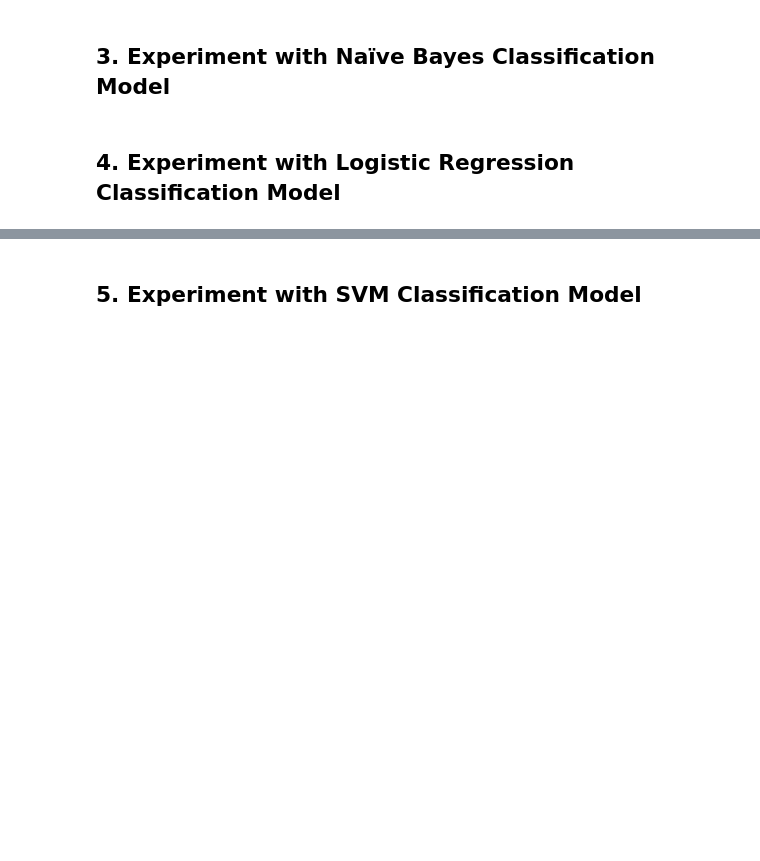
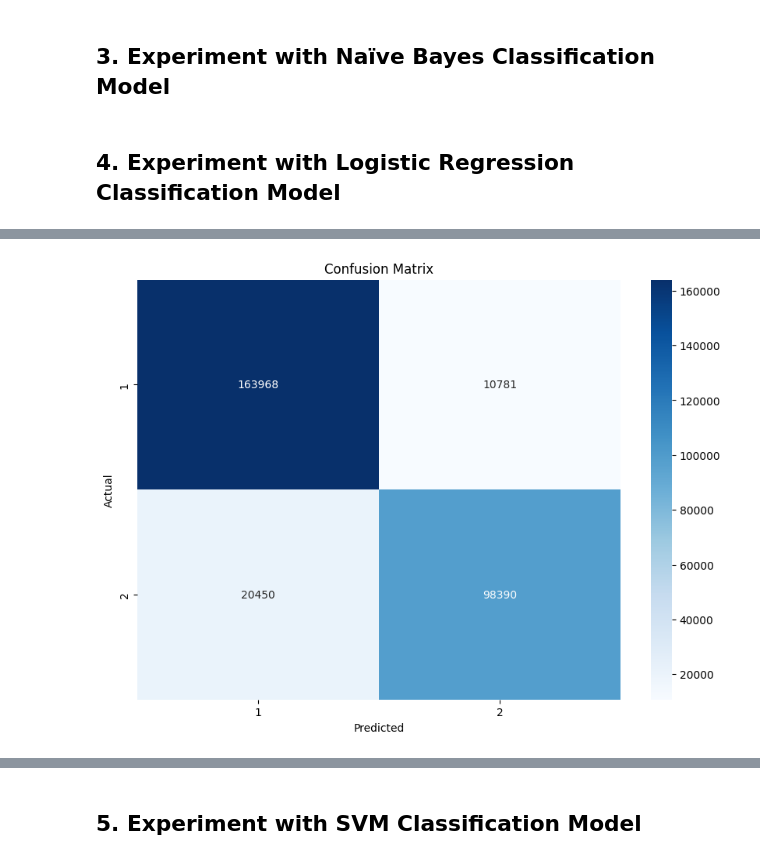
Before and after one commit to dimslalom/pap-gpa-group3, a Jupyter notebook: classification.ipynb, the cells around one changed output, grey strips where cells are left out. Cells and saved outputs as stored; diff of their text form; code cells hidden in the pictures; blank space fills up the shorter version.

```diff
--- a/classification.ipynb
+++ b/classification.ipynb
@@ -135,0 +309,99 @@ Name: proportion, dtype: float64
+# %%
+from sklearn.linear_model import LogisticRegression
+from sklearn.metrics import accuracy_score, precision_score, recall_score, f1_score, roc_auc_score, classification_report
+from sklearn.model_selection import cross_val_predict, StratifiedKFold
+from sklearn.impute import SimpleImputer
+from sklearn.pipeline import Pipeline
+import numpy as np
+import matplotlib.pyplot as plt
+import seaborn as sns
+from sklearn.metrics import confusion_matrix, roc_curve, auc
+
+# Assuming X_train_scaled, y_train, X_test_scaled, y_test are already defined
+
+# 1. Setup and Cross-Validation
+log_reg = Pipeline([
+    ('imputer', SimpleImputer(strategy='mean')),
+    ('classifier', LogisticRegression(max_iter=1000, random_state=42))
+])
+
+# 2. Evaluation Metrics Calculation
+accuracy_scores = []
+precision_scores = []
+recall_scores = []
+f1_scores = []
+roc_auc_scores = []
+
+cv = StratifiedKFold(n_splits=5, shuffle=True, random_state=42)
+
+for train_index, val_index in cv.split(X_train_scaled, y_train):
+    X_train_fold, X_val_fold = X_train_scaled[train_index], X_train_scaled[val_index]
+    y_train_fold, y_val_fold = y_train.iloc[train_index], y_train.iloc[val_index]
+
+    log_reg.fit(X_train_fold, y_train_fold)
+    y_val_pred = log_reg.predict(X_val_fold)
+    y_val_prob = log_reg.predict_proba(X_val_fold)[:, 1]
+
+    accuracy_scores.append(accuracy_score(y_val_fold, y_val_pred))
+    precision_scores.append(precision_score(y_val_fold, y_val_pred, average='weighted'))
+    recall_scores.append(recall_score(y_val_fold, y_val_pred, average='weighted'))
+    f1_scores.append(f1_score(y_val_fold, y_val_pred, average='weighted'))
+    roc_auc_scores.append(roc_auc_score(y_val_fold, y_val_prob, multi_class='ovr'))
+
+# 3. Performance Analysis
+print("Cross-Validation Performance Metrics:")
+print(f"Accuracy: {np.mean(accuracy_scores):.4f} ± {np.std(accuracy_scores):.4f}")
+print(f"Precision: {np.mean(precision_scores):.4f} ± {np.std(precision_scores):.4f}")
+print(f"Recall: {np.mean(recall_scores):.4f} ± {np.std(recall_scores):.4f}")
+print(f"F1-Score: {np.mean(f1_scores):.4f} ± {np.std(f1_scores):.4f}")
+print(f"AUC ROC: {np.mean(roc_auc_scores):.4f} ± {np.std(roc_auc_scores):.4f}")
+
+# 4. Best Model Selection
+# Refit the model on the entire training set
+log_reg.fit(X_train_scaled, y_train)
+
+# 5. Final Test Evaluation
+y_test_pred = log_reg.predict(X_test_scaled)
+y_test_prob = log_reg.predict_proba(X_test_scaled)[:, 1]
+
+final_accuracy = accuracy_score(y_test, y_test_pred)
+final_precision = precision_score(y_test, y_test_pred, average='weighted')
+final_recall = recall_score(y_test, y_test_pred, average='weighted')
+final_f1 = f1_score(y_test, y_test_pred, average='weighted')
+final_roc_auc = roc_auc_score(y_test, y_test_prob, multi_class='ovr')
+
+print("\nFinal Test Performance Metrics:")
+print(f"Accuracy: {final_accuracy:.4f}")
+print(f"Precision: {final_precision:.4f}")
+print(f"Recall: {final_recall:.4f}")
+print(f"F1-Score: {final_f1:.4f}")
+print(f"AUC ROC: {final_roc_auc:.4f}")
+
+# 6. Classification Report
+print("\nClassification Report:")
+print(classification_report(y_test, y_test_pred))
+
+# 7. Confusion Matrix
+conf_matrix = confusion_matrix(y_test, y_test_pred)
+plt.figure(figsize=(10, 7))
+sns.heatmap(conf_matrix, annot=True, fmt='d', cmap='Blues', xticklabels=np.unique(y_test), yticklabels=np.unique(y_test))
+plt.xlabel('Predicted')
+plt.ylabel('Actual')
+plt.title('Confusion Matrix')
+plt.show()
+
+# 8. ROC Curve
+fpr, tpr, _ = roc_curve(y_test, y_test_prob, pos_label=2)
+roc_auc = auc(fpr, tpr)
+
+plt.figure(figsize=(10, 7))
+plt.plot(fpr, tpr, color='blue', lw=2, label=f'ROC curve (area = {roc_auc:.2f})')
+plt.plot([0, 1], [0, 1], color='gray', lw=2, linestyle='--')
+plt.xlim([0.0, 1.0])
+plt.ylim([0.0, 1.05])
+plt.xlabel('False Positive Rate')
+plt.ylabel('True Positive Rate')
+plt.title('Receiver Operating Characteristic (ROC) Curve')
+plt.legend(loc="lower right")
+plt.show()
+# %% [output]
@@ -135,0 +425 @@ Name: proportion, dtype: float64
+[figure, added]
```
Also changed, not shown: parts of 5 cells of this notebook.
